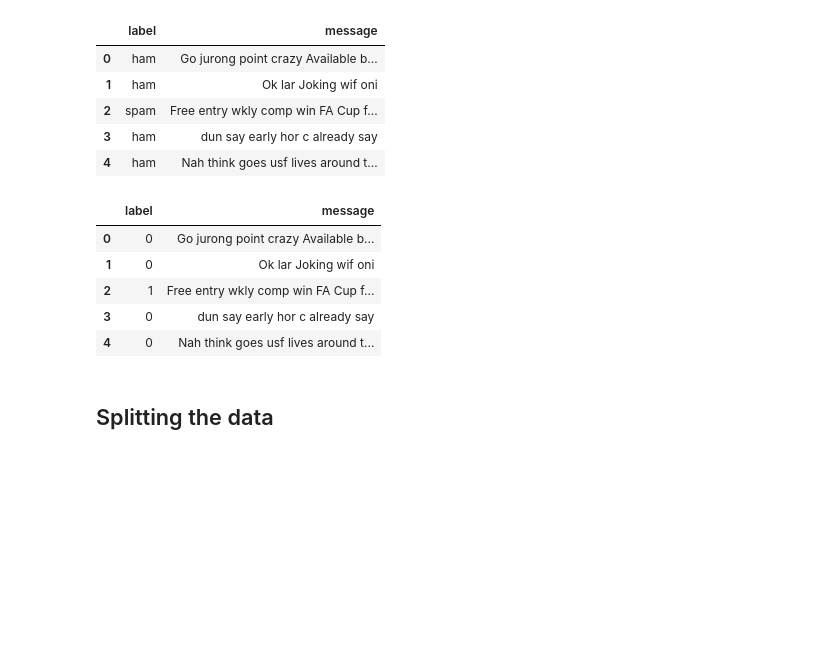
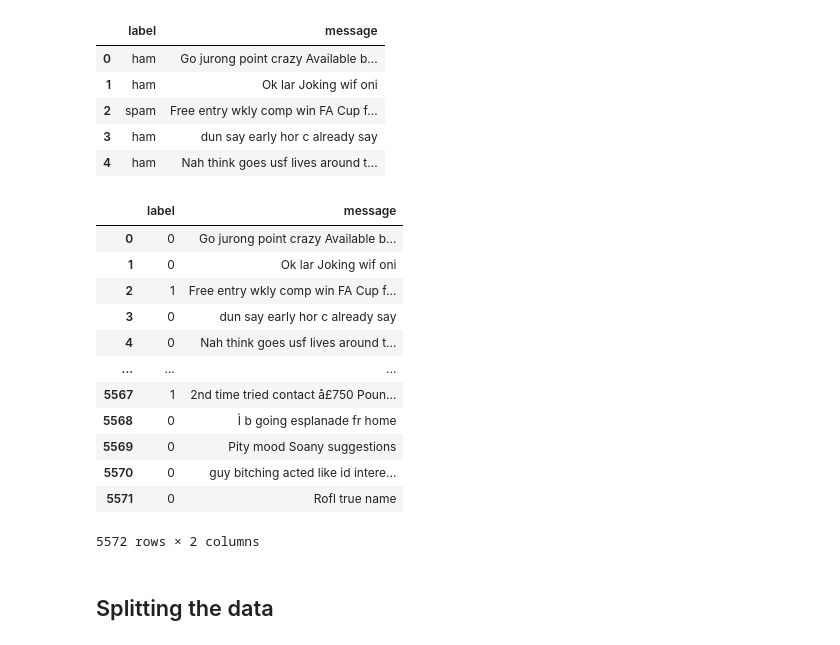
Before and after one commit to aneeshc12/SMAI-A2, a Jupyter notebook: Q3/Q3.ipynb, the cells around one changed output. Saved outputs shown, nothing was run; the diff lists cells and outputs as text; code cells hidden in the pictures; blank space fills up the shorter version.

```diff
--- a/Q3/Q3.ipynb
+++ b/Q3/Q3.ipynb
@@ -79,14 +78,21 @@ df.head()
 | 4 | ham | Nah think goes usf lives around t... |
 # %%
 df['label'] = df.label.map({'ham':0, 'spam':1})
-df.head()
+df
 # %% [output]
 |  | label | message |
 | 0 | 0 | Go jurong point crazy Available b... |
 | 1 | 0 | Ok lar Joking wif oni |
 | 2 | 1 | Free entry wkly comp win FA Cup f... |
 | 3 | 0 | dun say early hor c already say |
 | 4 | 0 | Nah think goes usf lives around t... |
+| ... | ... | ... |
+| 5567 | 1 | 2nd time tried contact å£750 Poun... |
+| 5568 | 0 | Ì b going esplanade fr home |
+| 5569 | 0 | Pity mood Soany suggestions |
+| 5570 | 0 | guy bitching acted like id intere... |
+| 5571 | 0 | Rofl true name |
+5572 rows × 2 columns
 # %% [markdown]
 ## Splitting the data
 # %%
```
Also changed, not shown: parts of 12 cells of this notebook.
